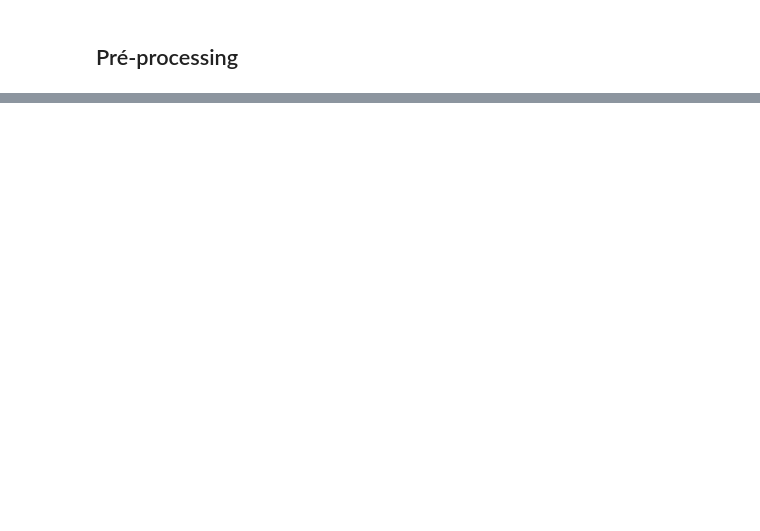
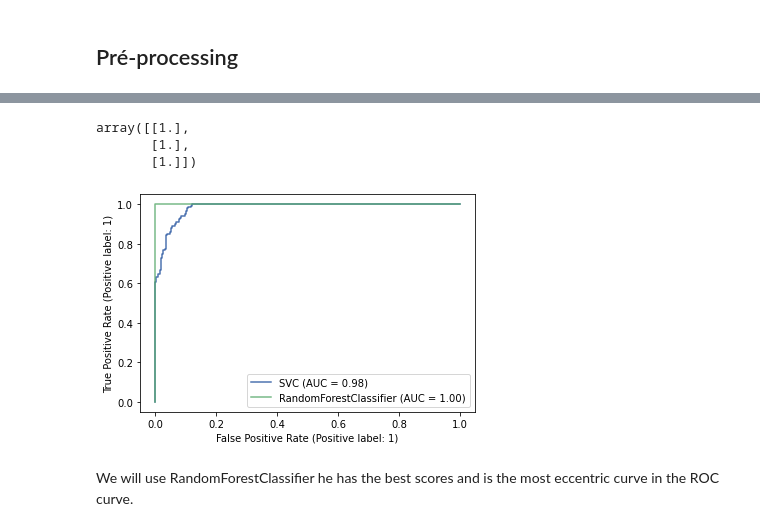
Before and after one commit to Azymir/Autism-Adult-Dataset-UCI-EDA_Classification, a Jupyter notebook: Autism-Adult-Dataset-UCI_Notebook.ipynb, the cells around one changed output, grey strips where cells are left out. Cells and saved outputs as stored; diff of their text form; code cells hidden in the pictures; blank space fills up the shorter version.

```diff
--- a/Autism-Adult-Dataset-UCI_Notebook.ipynb
+++ b/Autism-Adult-Dataset-UCI_Notebook.ipynb
@@ -383,0 +398,2 @@ X_train, X_test, Y_train, Y_test = train_test_split(X, Y, test_size = 0.25)
+# %%
+X_train, X_test, y_train, y_test = train_test_split(X, y, test_size = 0.8)
@@ -394,0 +419,8 @@ Y_test = (176, 2)
+# %%
+regressor = LinearRegression()
+regressor.fit(X_train, y_train)
+pred_LR = regressor.predict(X_test)
+# print(classification_report(y_test,pred_LR))
+print('Mean Absolute Error:', metrics.mean_absolute_error(y_test, pred_LR))
+print('Mean Squared Error:', metrics.mean_squared_error(y_test, pred_LR))
+print('Root Mean Squared Error:', np.sqrt(metrics.mean_squared_error(y_test, pred_LR)))
@@ -394,0 +433,8 @@ Y_test = (176, 2)
+# %%
+svc =SVC(random_state=0)
+svc.fit(X_train,y_train)
+pred_svc = svc.predict(X_test)
+print(classification_report(y_test,pred_svc))
+print('Mean Absolute Error:', metrics.mean_absolute_error(y_test, pred_svc))
+print('Mean Squared Error:', metrics.mean_squared_error(y_test, pred_svc))
+print('Root Mean Squared Error:', np.sqrt(metrics.mean_squared_error(y_test, pred_svc)))
@@ -394,0 +466,8 @@ Y_test = (176, 2)
+# %%
+rfc = RandomForestClassifier(random_state=0)
+rfc.fit(X_train, y_train)
+pred_RFR = rfc.predict(X_test)
+print(classification_report(y_test,pred_RFR))
+print('Mean Absolute Error:', metrics.mean_absolute_error(y_test, pred_RFR))
+print('Mean Squared Error:', metrics.mean_squared_error(y_test, pred_RFR))
+print('Root Mean Squared Error:', np.sqrt(metrics.mean_squared_error(y_test, pred_RFR)))
@@ -394,0 +487,20 @@ Y_test = (176, 2)
+# %%
+B = np.array([ round(metrics.precision_score(y_test, pred_RFR),2),
+    round(metrics.recall_score(y_test, pred_RFR),2),
+    round(metrics.f1_score(y_test, pred_RFR),2)])
+B = np.reshape(B, (3, 1))
+B
+# %% [output]
+array([[1.],
+       [1.],
+       [1.]])
+# %%
+svc_disp = RocCurveDisplay.from_estimator(svc, X_test, y_test)
+ax = plt.gca()
+rfc_disp = RocCurveDisplay.from_estimator(rfc, X_test, y_test, ax=ax, alpha=0.8)
+regressor_disp = ()
+plt.show()
+# %% [output]
+[figure, added]
+# %% [markdown]
+We will use RandomForestClassifier he has the best scores and is the most eccentric curve in the ROC curve.
```
Also changed, not shown: parts of 22 cells of this notebook.
